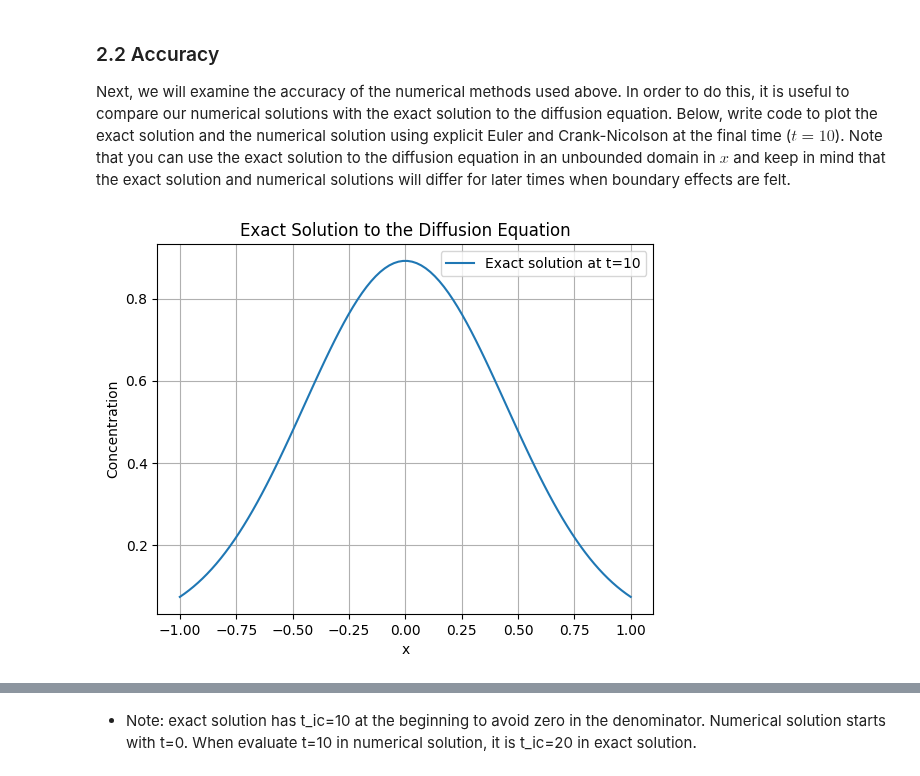
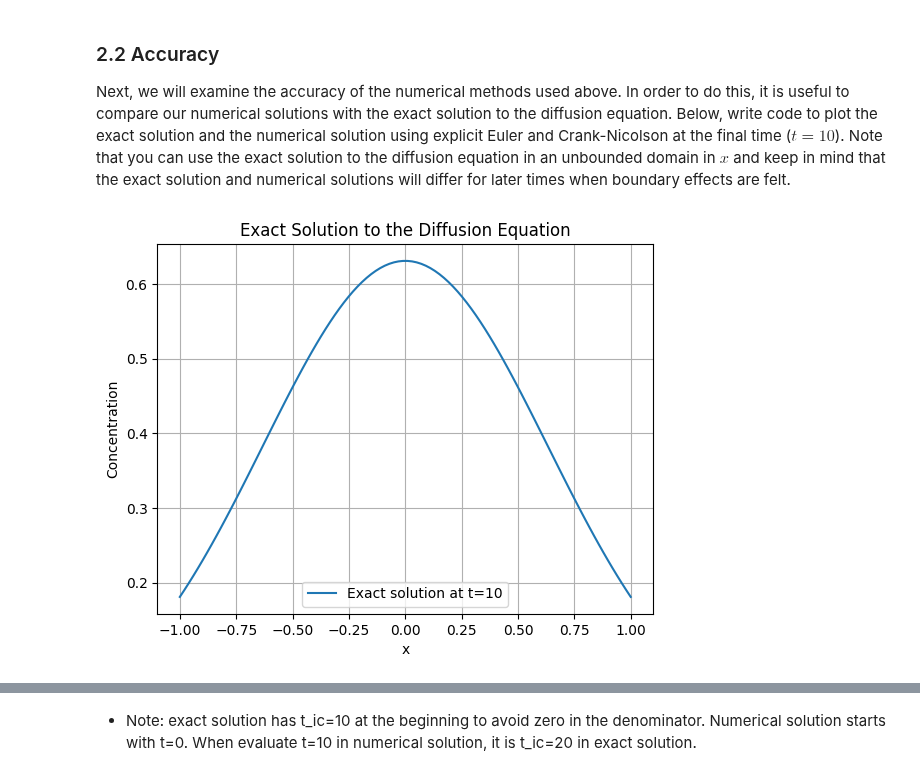
Before and after one commit to yu-huang-1/QCES, a Jupyter notebook: Project1_numerical_methods.ipynb, the cells around one changed output, grey strips where cells are left out. Drawn from its saved outputs; the diff is of its cells as text; code cells hidden in the pictures.

```diff
--- a/Project1_numerical_methods.ipynb
+++ b/Project1_numerical_methods.ipynb
@@ -291,28 +291,32 @@ Overall, the CFL condition needs to be satisfied for the method to be stable.
 Next, we will examine the accuracy of the numerical methods used above. In order to do this, it is useful to compare our numerical solutions with the exact solution to the diffusion equation. Below, write code to plot the exact solution and the numerical solution using explicit Euler and Crank-Nicolson at the final time ($t=10$). Note that you can use the exact solution to the diffusion equation in an unbounded domain in $x$ and keep in mind that the exact solution and numerical solutions will differ for later times when boundary effects are felt.
 # %%
 # Add code to plot exact and numerical solutions
+
+## Increase kappa - to make difference between methods larger, more visible
+
+kappa = 0.01
 
 # Function to calculate the exact solution at time t
 def exact_solution(x, kappa, t):
     return (1 / (4 * np.pi * kappa * t))**0.5 * np.exp(-x**2 / (4 * kappa * t))
 
 # t is different for exact solution!
 
 t_end_exact = 20
 
 # Calculate the exact solution at t = t_end
 c_exact = exact_solution(x, kappa, t_end_exact)
 
 # Plot the exact solution
 plt.plot(x, c_exact, label=f'Exact solution at t={t_end}')
 plt.title('Exact Solution to the Diffusion Equation')
 plt.xlabel('x')
 plt.ylabel('Concentration')
 plt.legend()
 plt.grid(True)
 plt.show()
 # %% [output]
-[figure, old version]
+[figure, new version]
 # %%
 # Run the explicit Euler method
 c_EE = EE(x, t, kappa)
```
Also changed, not shown: parts of 4 cells of this notebook.
